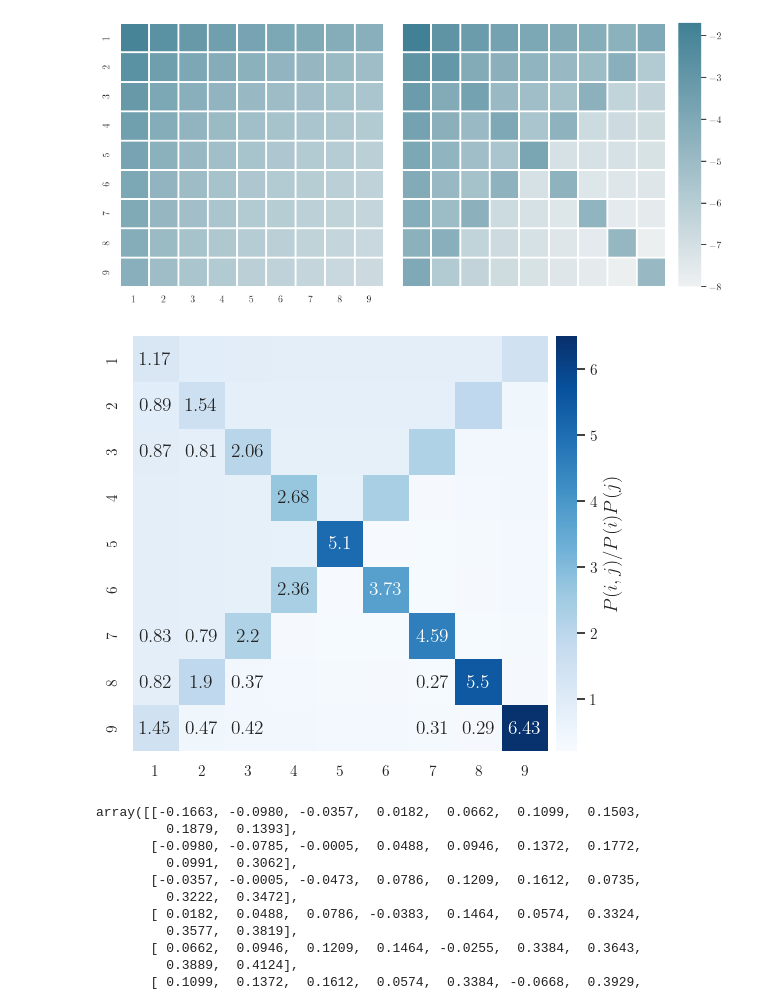
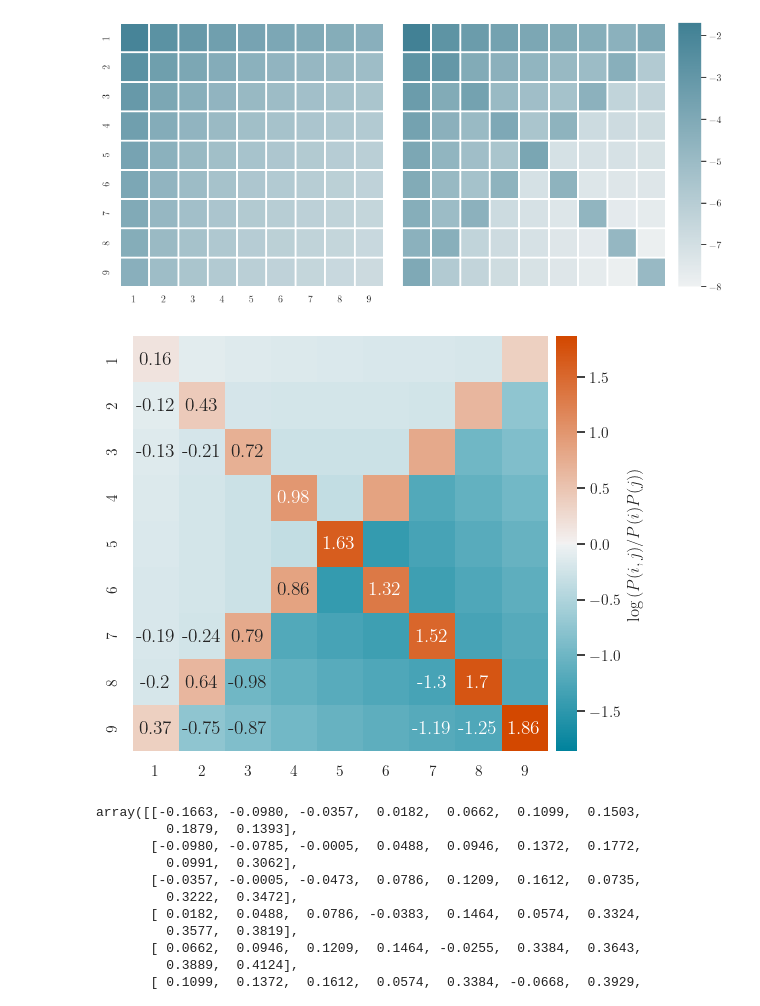
Before and after one commit to FaridKaveh/jfsNumerics, a Jupyter notebook: ParseProbabilities_n6.ipynb, the cells around one changed output. Drawn from its saved outputs; the diff is of its cells as text; code cells hidden in the pictures.

```diff
--- a/ParseProbabilities_n6.ipynb
+++ b/ParseProbabilities_n6.ipynb
@@ -1454,7 +1506,7 @@ plt.show()
 # %% [output]
 [figure]
 # %%
-relative_change = jfs10 / jfs10_indep
+relative_change = np.log(jfs10 / jfs10_indep)
 
 annotations = np.empty_like(jfs10, dtype=object)
 annotations[:] = ""
@@ -1467,40 +1519,43 @@ annotations[0, 1:3] = ""
 annotations[1, 2] = ""
 annotations[-2,-1] =""
 annotations[-3,-3:]=""
+
+vmax = np.abs(relative_change).max()
+vmin = -np.abs(relative_change).max()
 
 for i in range(6):
     annotations[i, i] = f"{np.round(relative_change[i,i],2)}"
     if i >= 8-i:
       annotations[i, 8-i] = f"{np.round(relative_change[i,8-i],2)}"
     annotations[8-i, 8-i] = f"{np.round(relative_change[8-i,8-i],2)}"
 
 
 
 fig, (ax1) = plt.subplots(1, 1,
                  sharex=False,
                  sharey=False,
                  figsize=(18, 4.5),
                  gridspec_kw={'width_ratios': [12]},
                  layout='compressed')
 
 sbn.heatmap(
   relative_change,
   ax=ax1,
   square=True,
-  vmin=0.2,
-  vmax=6.5,
-  cmap=sbn.color_palette("Blues", as_cmap=True),
+  vmax=vmax,
+  vmin=vmin,
+  cmap=sbn.diverging_palette(220, 20, s=100, as_cmap=True),
   cbar=True,
   cbar_kws={"pad":0.02,
-            "label":r"$P(i,j)/P(i)P(j)$"},
+            "label":r"$\log \left (P(i,j)/P(i)P(j)\right)$"},
   xticklabels=frequencies,
   yticklabels=frequencies,
   annot=annotations,
   fmt=""
 )
 plt.show()
 # %% [output]
-[figure, old version]
+[figure, new version]
 # %%
 jfsGriffith = np.loadtxt(data_folder+"JFSGriffith10.csv", delimiter=',', skiprows=0)
 # %%
```
Also changed, not shown: parts of 44 cells of this notebook, 3 other files.
